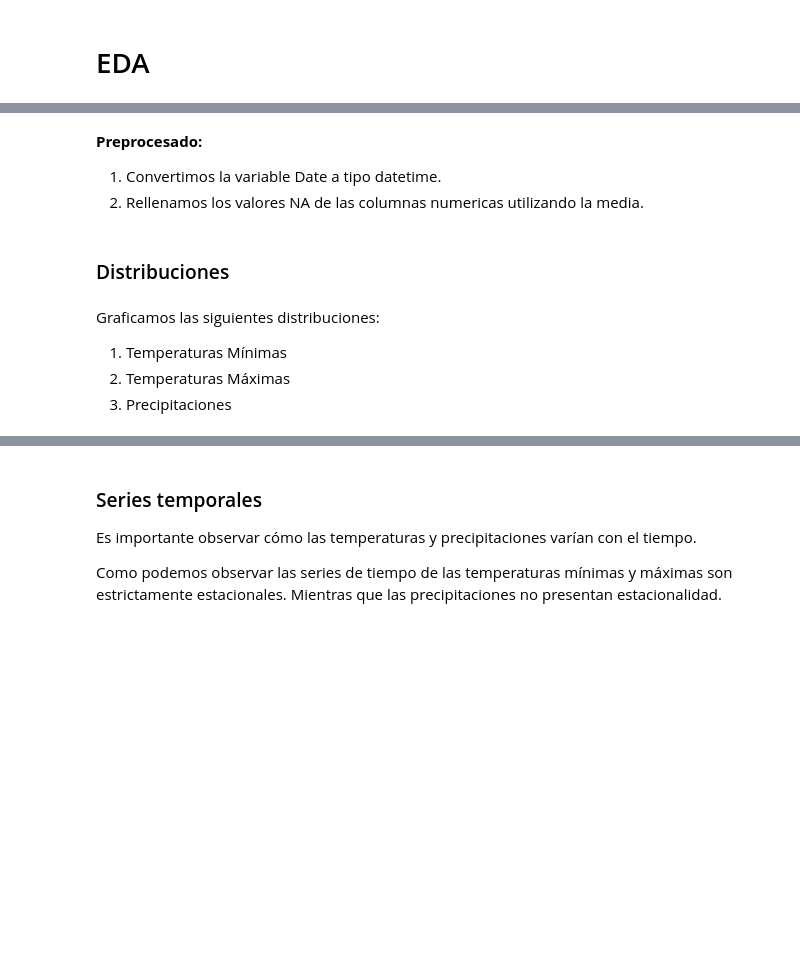
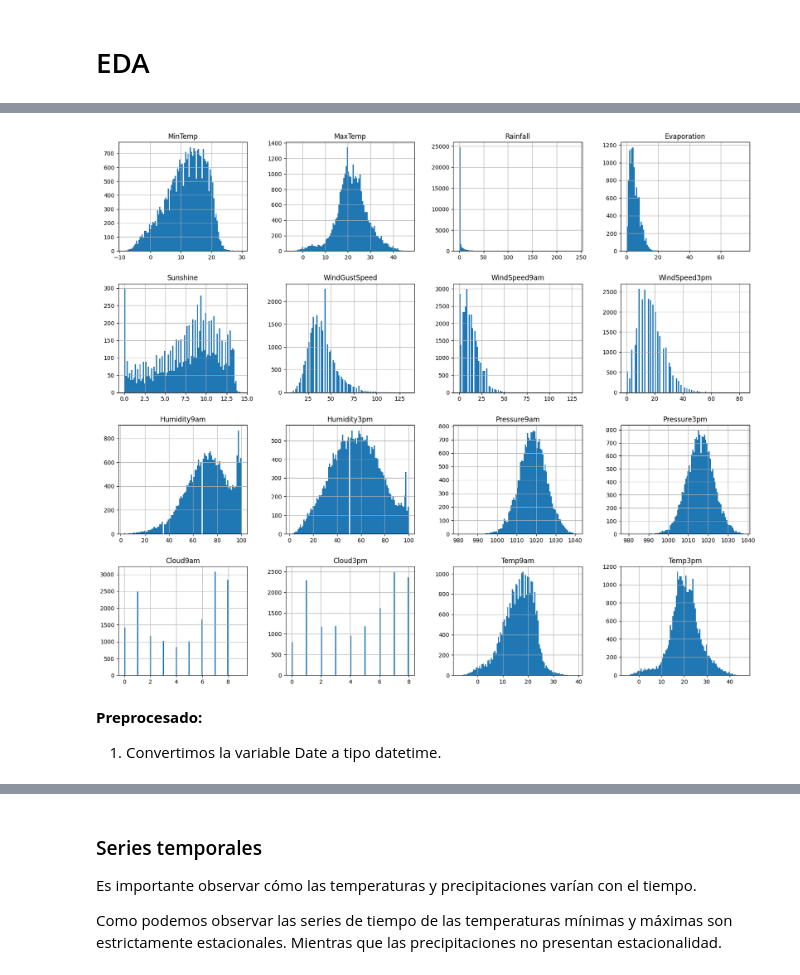
Before and after one commit to bpace1/AA1-TUIA-Crenna-Pace-SanchoAlmenar, a Jupyter notebook: TP-clasificacion-AA1.ipynb, the cells around one changed output, grey strips where cells are left out. Drawn from its saved outputs; the diff is of its cells as text; code cells hidden in the pictures; blank space fills up the shorter version.

```diff
--- a/TP-clasificacion-AA1.ipynb
+++ b/TP-clasificacion-AA1.ipynb
@@ -51,5 +71,8 @@ df: pd.DataFrame = df[df['Location'].isin(choosen_cities)].reset_index(drop = Tr
+# %%
+df.hist(figsize= (20,17), bins=100);
+# %% [output]
+[figure, added]
 # %% [markdown]
 **Preprocesado:**
 1. Convertimos la variable Date a tipo datetime.
-2. Rellenamos los valores NA de las columnas numericas utilizando la media.
 # %%
@@ -64,7 +79,0 @@ for column in df.columns:
-# %% [markdown]
-### Distribuciones
-# %% [markdown]
-Graficamos las siguientes distribuciones:
-1. Temperaturas Mínimas
-2. Temperaturas Máximas
-3. Precipitaciones
```
Also changed, not shown: parts of 90 cells of this notebook.
